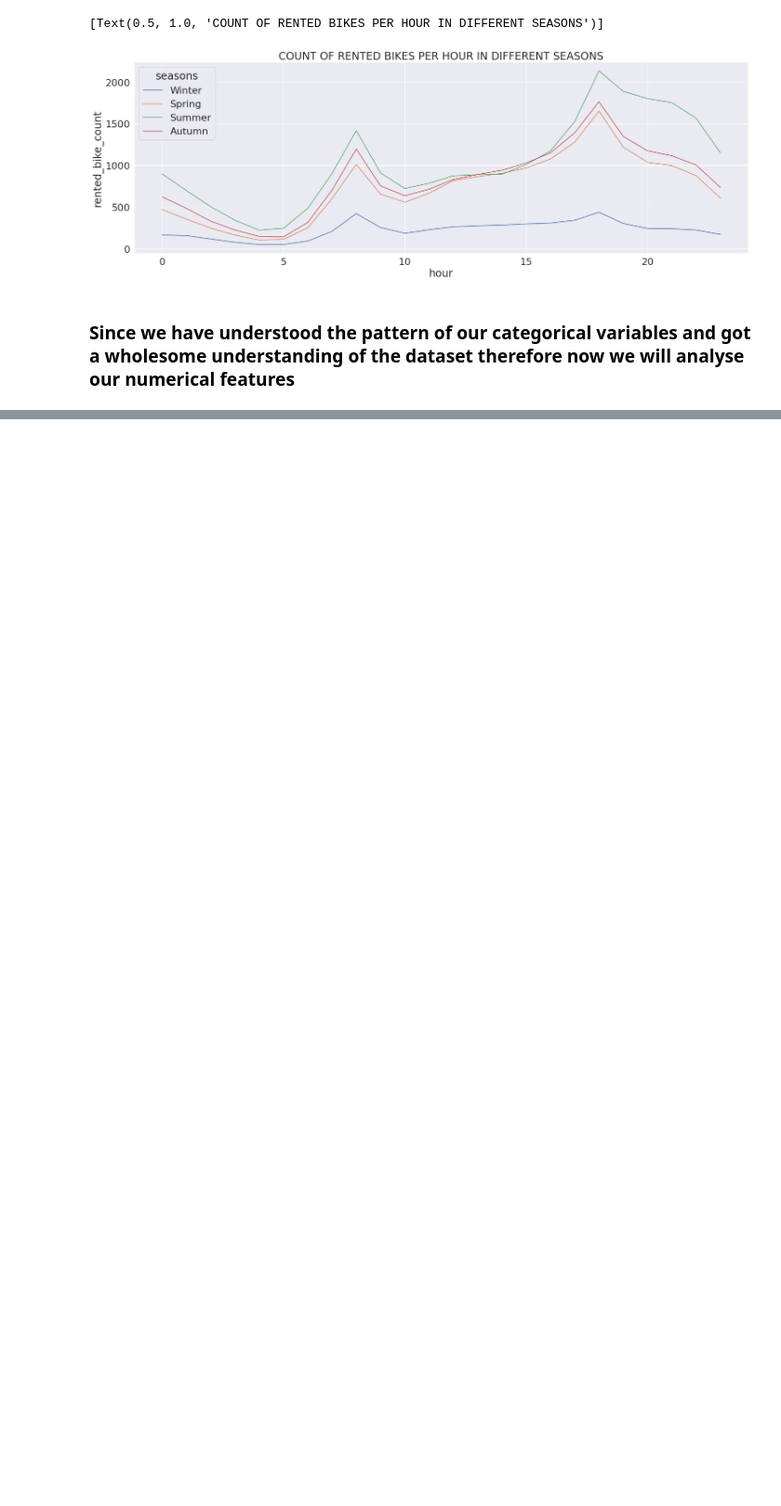
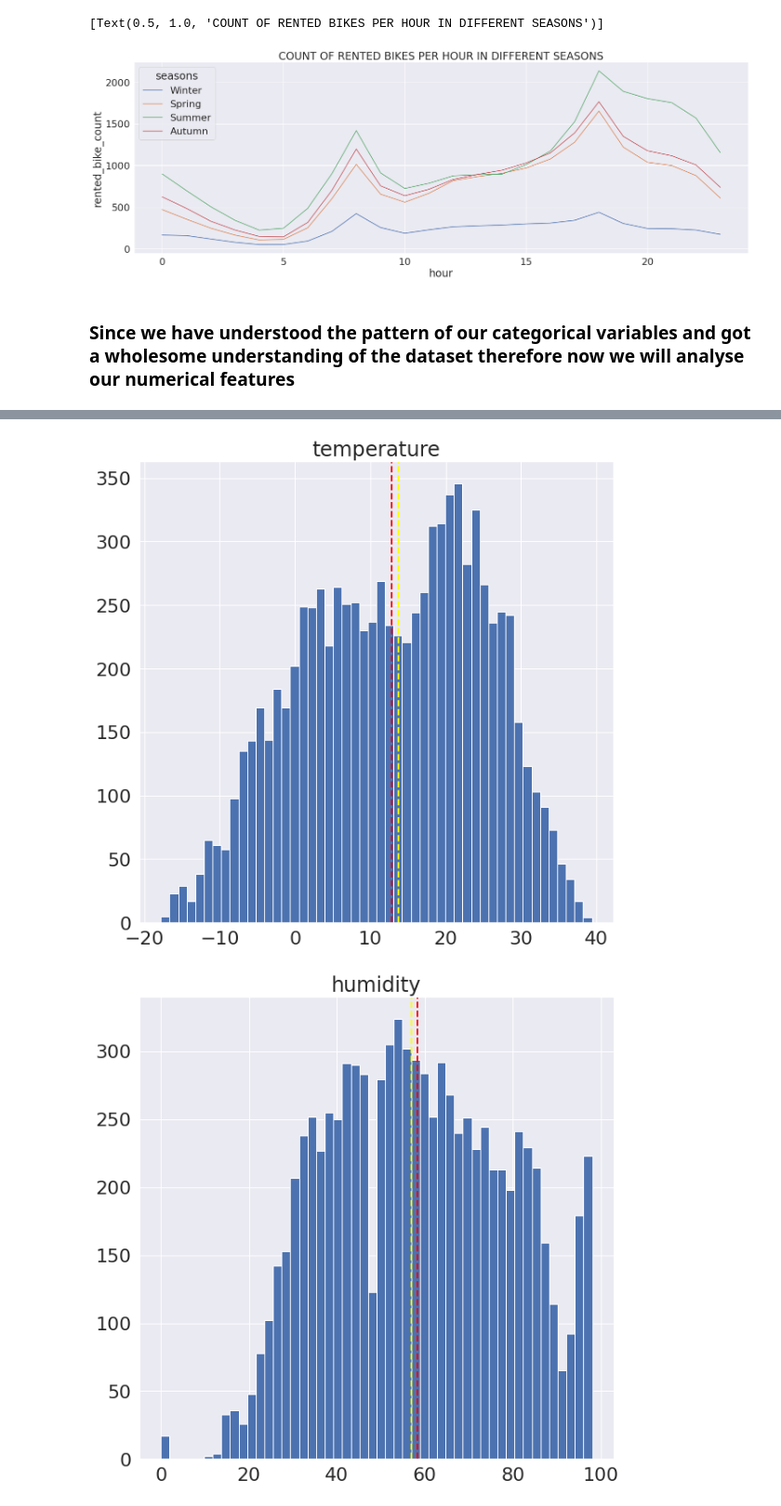
Before and after one commit to ParthSharma1197/EDA-Capston-Bike-Sharing-Demand-Prediction-, a Jupyter notebook: Bike_Sharing_Demand_Prediction_Capstone_Project.ipynb, the cells around one changed output, grey strips where cells are left out. Shown at 93% size. Saved outputs shown, nothing was run; the diff lists cells and outputs as text; code cells hidden in the pictures; blank space fills up the shorter version.

```diff
--- a/Bike_Sharing_Demand_Prediction_Capstone_Project.ipynb
+++ b/Bike_Sharing_Demand_Prediction_Capstone_Project.ipynb
@@ -454,0 +489,14 @@ ax.set(title='COUNT OF RENTED BIKES PER HOUR IN DIFFERENT SEASONS')
+# %%
+# now we will see the pattern of each numeric column through plot not considering the dependent variable here
+for col in numeric_cols[1:]:
+    fig = plt.figure(figsize=(10,10))
+    ax = fig.gca()
+    feature = df_Rbike[col]
+    feature.hist(bins=50, ax = ax)
+    ax.axvline(feature.mean(), color='red', linestyle='dashed', linewidth=2)
+    ax.axvline(feature.median(), color='yellow', linestyle='dashed', linewidth=2)
+    ax.set_title(col)
+plt.show()
+# %% [output]
+[figure, added]
+[figure, added]
```
Also changed, not shown: parts of 32 cells of this notebook.
